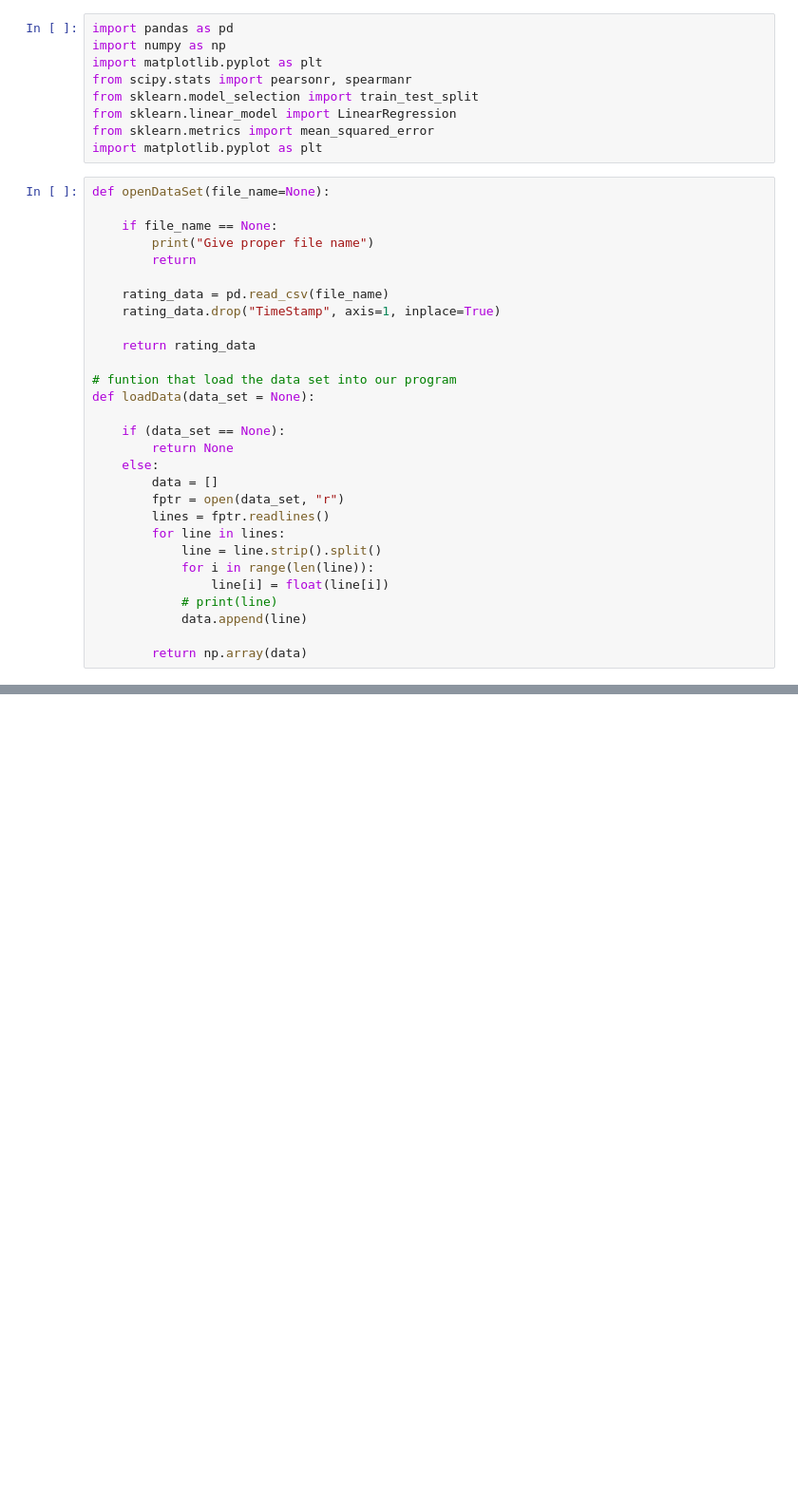
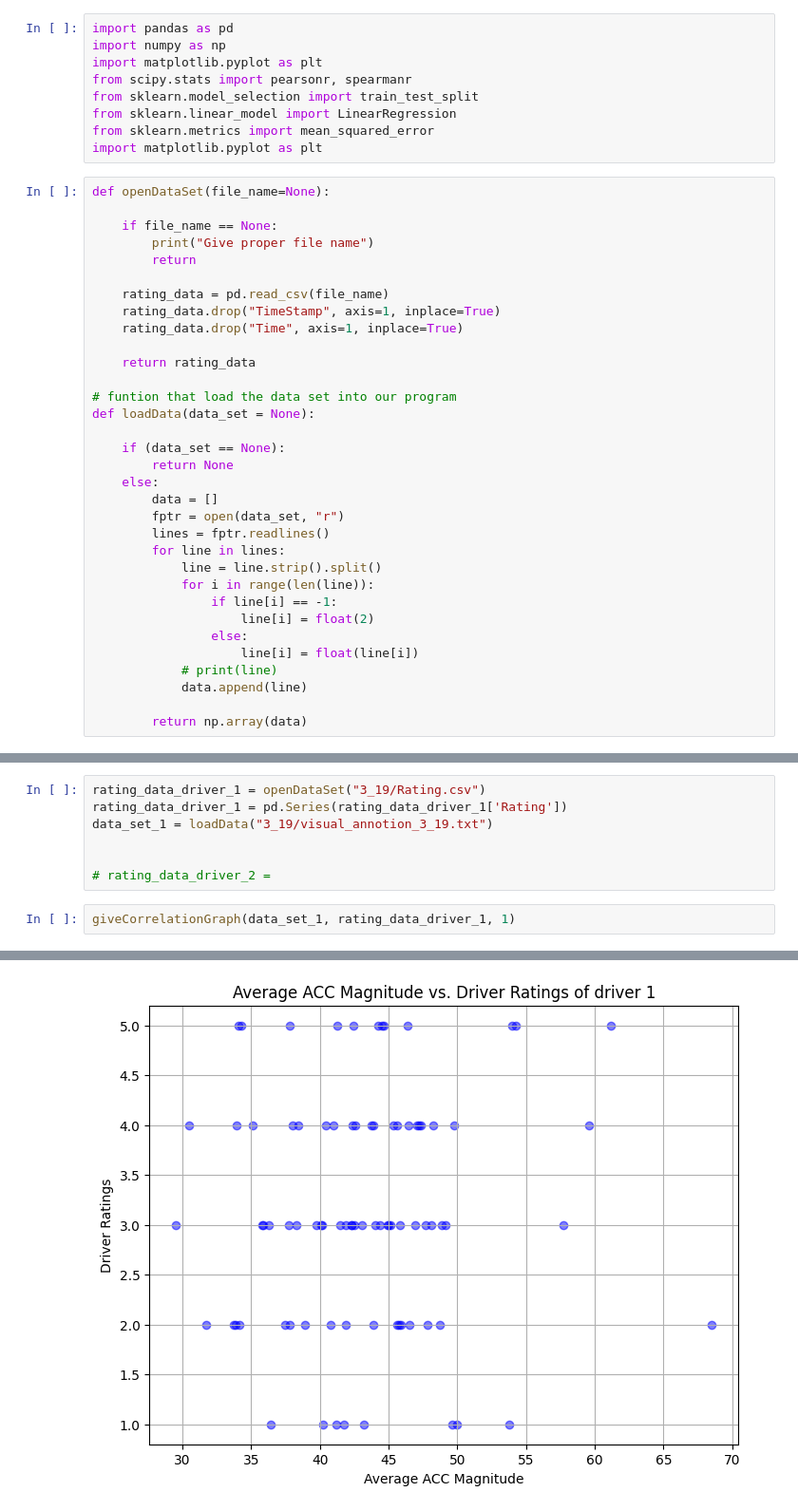
Before and after one commit to YamanSahu/MTP-Work, a Jupyter notebook: post_analysis.ipynb, the cells around one changed output, grey strips where cells are left out. Shown: that part at 95% size. Saved outputs shown, nothing was run; the diff lists cells and outputs as text; blank space fills up the shorter version.

```diff
--- a/post_analysis.ipynb
+++ b/post_analysis.ipynb
@@ -16,6 +16,7 @@ def openDataSet(file_name=None):
 
     rating_data = pd.read_csv(file_name)
     rating_data.drop("TimeStamp", axis=1, inplace=True)
+    rating_data.drop("Time", axis=1, inplace=True)
 
     return rating_data
 
@@ -31,7 +32,10 @@ def loadData(data_set = None):
         for line in lines:
             line = line.strip().split()
             for i in range(len(line)):
-                line[i] = float(line[i])
+                if line[i] == -1:
+                    line[i] = float(2)
+                else:
+                    line[i] = float(line[i])
             # print(line)
             data.append(line)
 
@@ -38,0 +127,10 @@ def loadData(data_set = None):
+# %%
+rating_data_driver_1 = openDataSet("3_19/Rating.csv")
+rating_data_driver_1 = pd.Series(rating_data_driver_1['Rating'])
+data_set_1 = loadData("3_19/visual_annotion_3_19.txt")
+
+
+# rating_data_driver_2 =
+# %%
+giveCorrelationGraph(data_set_1, rating_data_driver_1, 1)
+# %% [output]
@@ -38,0 +139 @@ def loadData(data_set = None):
+[figure, added]
```
Also changed, not shown: parts of 13 cells of this notebook, 4 other files.
